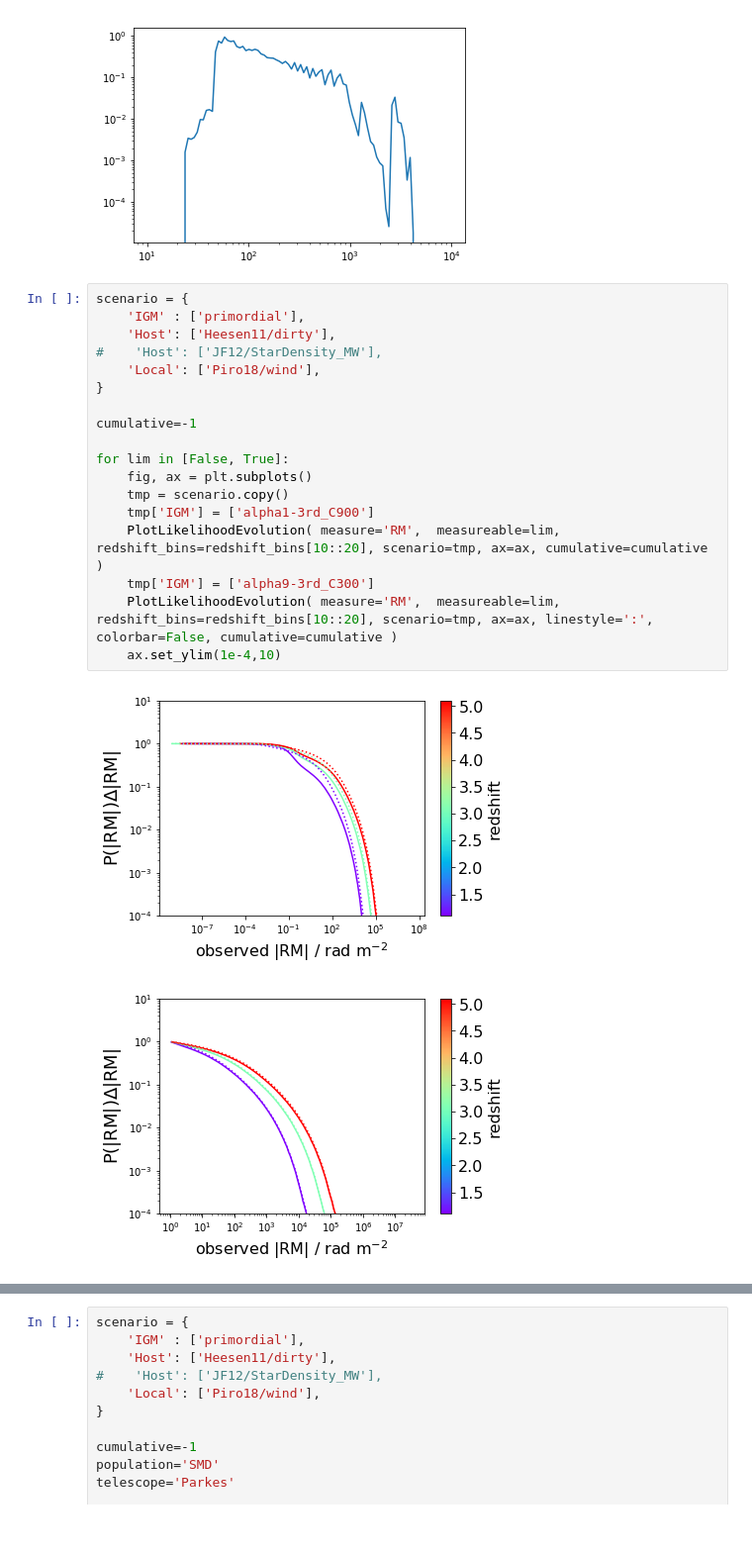
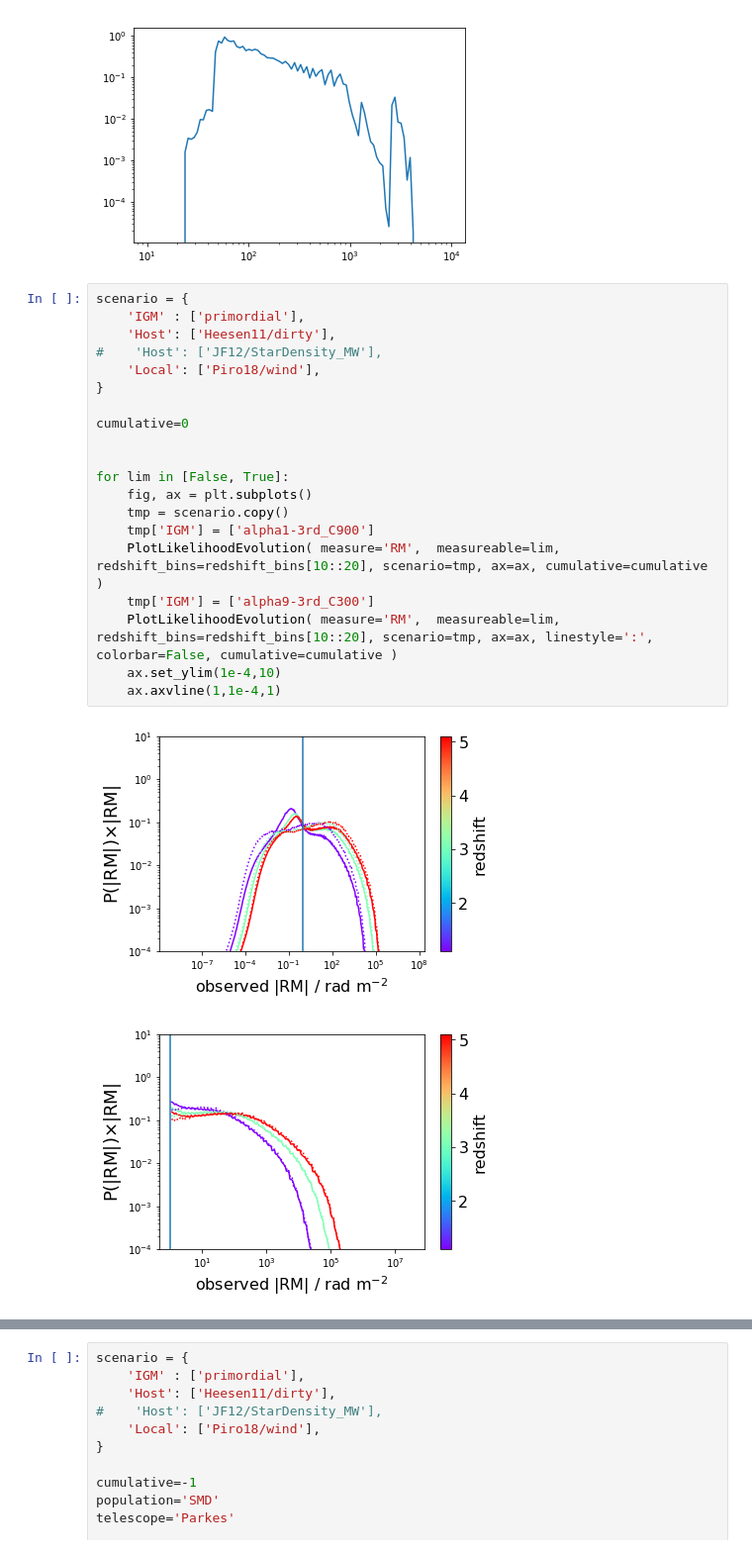
Before and after one commit to FRBs/PreFRBLE, a Jupyter notebook: notebooks/PreFRBLE_Likelihood.ipynb, the cells around one changed output, grey strips where cells are left out. Shown at 99% size. Saved outputs shown, nothing was run; the diff lists cells and outputs as text.

```diff
--- a/notebooks/PreFRBLE_Likelihood.ipynb
+++ b/notebooks/PreFRBLE_Likelihood.ipynb
@@ -486,21 +486,23 @@ PlotLikelihood( P=P, x=x)
 # %%
 scenario = {
     'IGM' : ['primordial'],
     'Host': ['Heesen11/dirty'],
 #    'Host': ['JF12/StarDensity_MW'],
     'Local': ['Piro18/wind'],
 }
 
-cumulative=-1
+cumulative=0
+
 
 for lim in [False, True]:
     fig, ax = plt.subplots()
     tmp = scenario.copy()
     tmp['IGM'] = ['alpha1-3rd_C900']
     PlotLikelihoodEvolution( measure='RM',  measureable=lim, redshift_bins=redshift_bins[10::20], scenario=tmp, ax=ax, cumulative=cumulative )
     tmp['IGM'] = ['alpha9-3rd_C300']
     PlotLikelihoodEvolution( measure='RM',  measureable=lim, redshift_bins=redshift_bins[10::20], scenario=tmp, ax=ax, linestyle=':', colorbar=False, cumulative=cumulative )
     ax.set_ylim(1e-4,10)
+    ax.axvline(1,1e-4,1)
 # %% [output]
-[figure, old version]
+[figure, new version]
-[figure, old version]
+[figure, new version]
```
Also changed, not shown: parts of 1 cell of this notebook, 3 other files.
